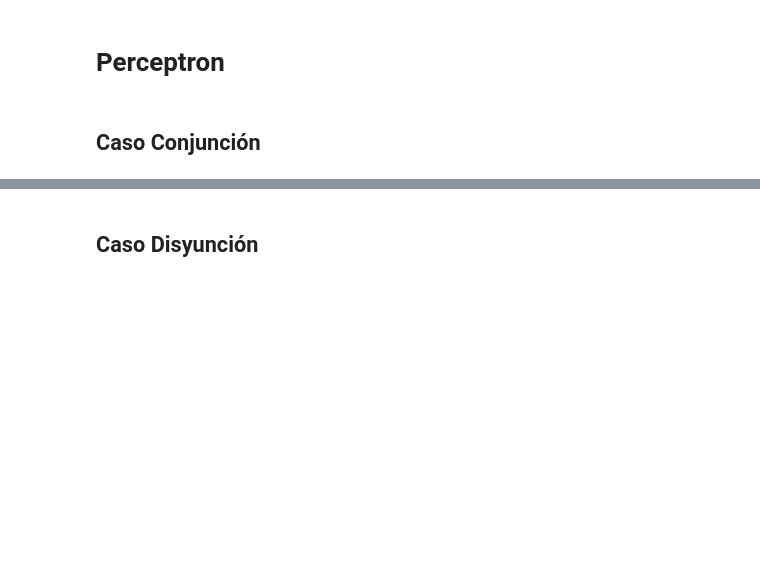
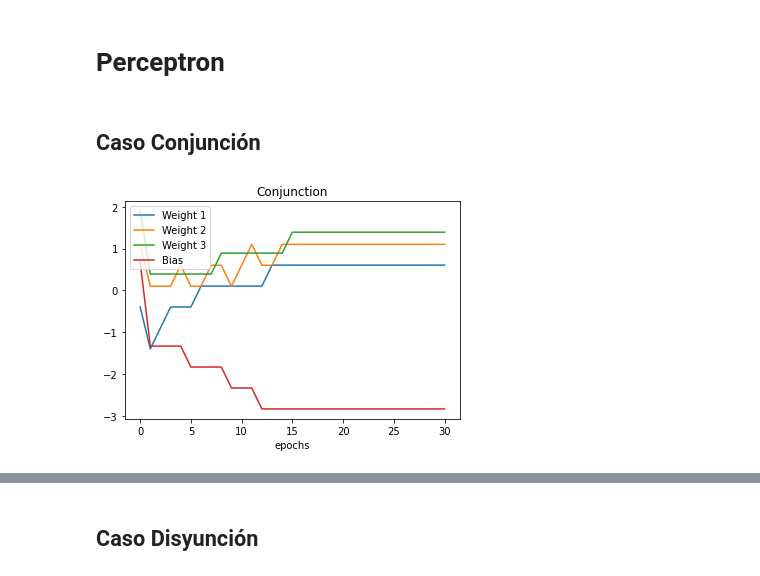
Before and after one commit to smaje99/perceptron-ai-udla, a Jupyter notebook: Ejercicio 01.ipynb, the cells around one changed output, grey strips where cells are left out. Cells and saved outputs as stored; diff of their text form; code cells hidden in the pictures; blank space fills up the shorter version.

Commit message:
conjunction plot log case

```diff
--- a/Ejercicio 01.ipynb
+++ b/Ejercicio 01.ipynb
@@ -52,16 +52,16 @@ def simulation(epochs, dataset, perceptron, table):
         bias_log.append(perceptron.bias)
 
     return weights_log, bias_log
-# %%
-def plot(log, title):
-    plt.plot(log[0][:, 0])
-    plt.plot(log[0][:, 1])
-    plt.plot(log[0][:, 2])
-    plt.plot(log[1])
-    plt.title(title)
-    plt.xlabel('epocas')
-    plt.legend(['Weight 1', 'Weight 2', 'Weight 3', 'Bias'], loc='upper left')
-    plt.show()
+# %%
+def plot(log, title):
+    plt.plot(log[0][:, 0])
+    plt.plot(log[0][:, 1])
+    plt.plot(log[0][:, 2])
+    plt.plot(log[1])
+    plt.title(title)
+    plt.xlabel('epochs')
+    plt.legend(['Weight 1', 'Weight 2', 'Weight 3', 'Bias'], loc='upper left')
+    plt.show()
 # %% [markdown]
 ## Caso Conjunción
 # %%
@@ -79,6 +79,10 @@ conjunction = np.array([
 p_conjunction = Perceptron(3)
 # %%
 conjunction_log = simulation(30, conjunction, p_conjunction, table)
+# %%
+plot(conjunction_log, "Conjunction")
+# %% [output]
+[figure, added]
 # %%
 print(table)
 # %% [output]
```
Also changed, not shown: parts of 7 cells of this notebook.
